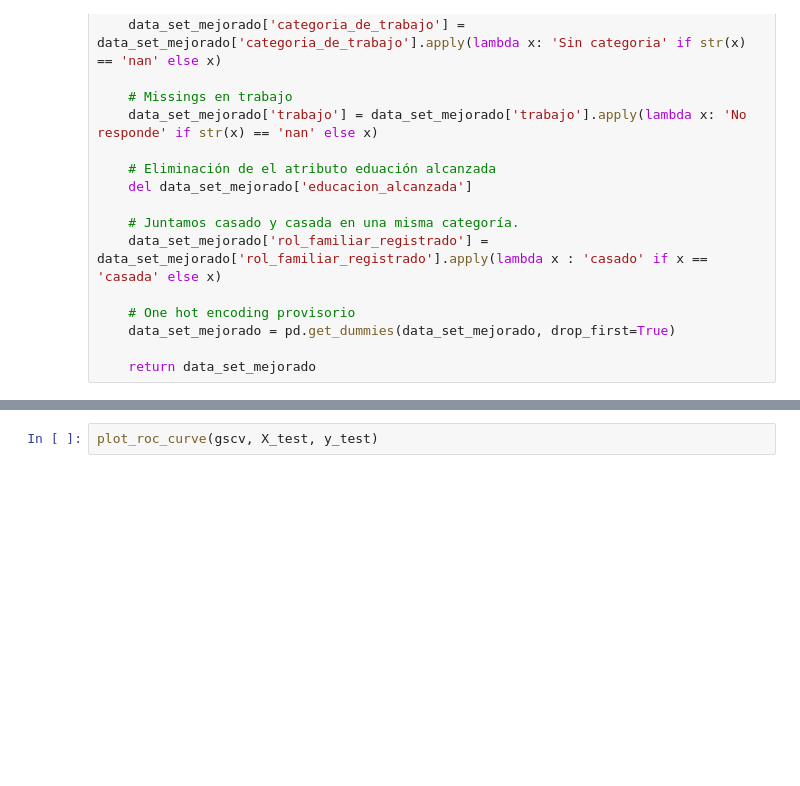
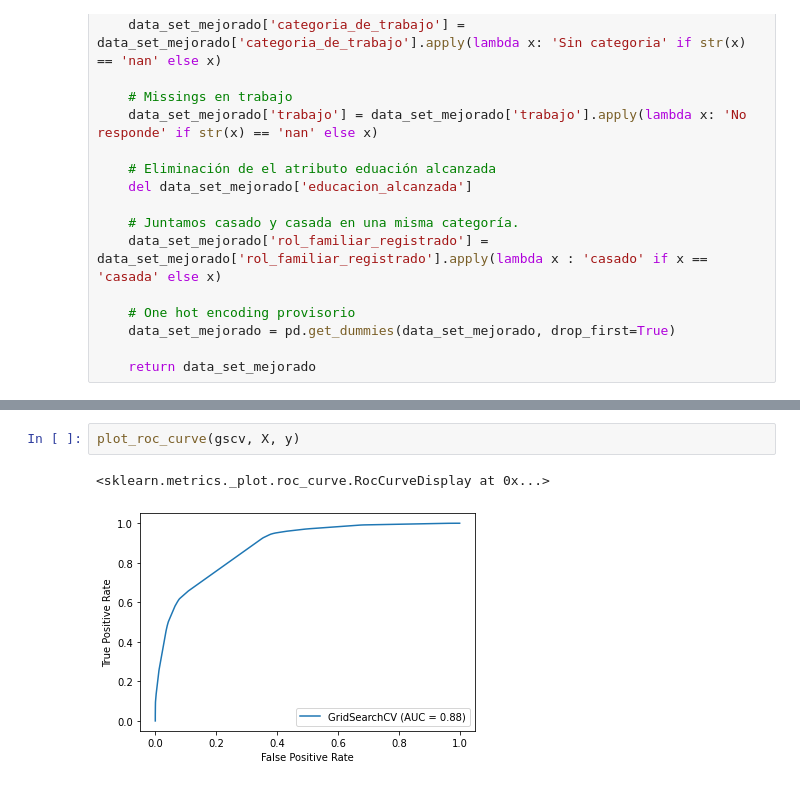
Before and after one commit to ncontinanza/tp-datos-1c2021-de-angelis-riva-continanza, a Jupyter notebook: Parte2/tree.ipynb, the cells around one changed output, grey strips where cells are left out. Cells and saved outputs as stored; diff of their text form; blank space fills up the shorter version.

```diff
--- a/Parte2/tree.ipynb
+++ b/Parte2/tree.ipynb
@@ -121,2 +138,5 @@ plt.show()
 # %%
-plot_roc_curve(gscv, X_test, y_test)
+plot_roc_curve(gscv, X, y)
+# %% [output]
+<sklearn.metrics._plot.roc_curve.RocCurveDisplay at 0x...>
+[figure, added]
```
Also changed, not shown: parts of 17 cells of this notebook.
